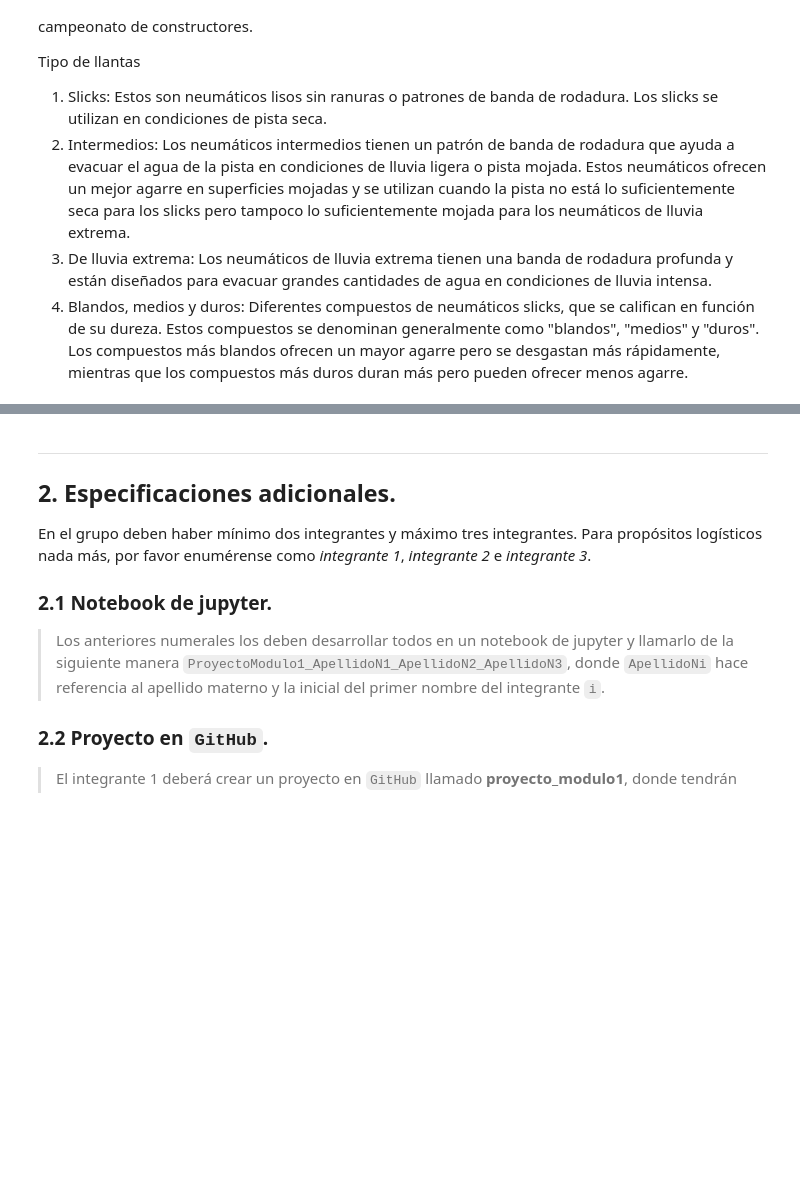
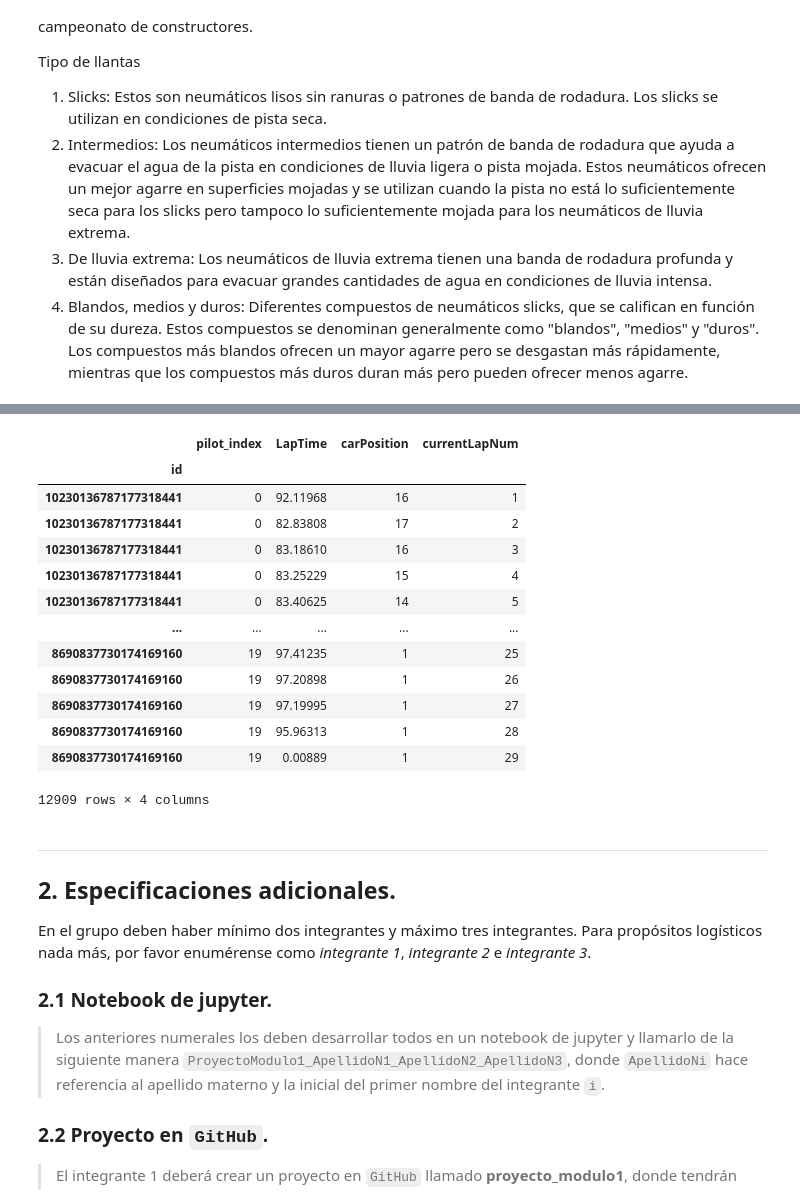
Before and after one commit to carolanb/Proyecto_modulo1, a Jupyter notebook: GuiaProyectoActual.ipynb, the cells around one changed output, grey strips where cells are left out. Drawn from its saved outputs; the diff is of its cells as text; code cells hidden in the pictures; blank space fills up the shorter version.

Commit message:
tablas con id, el excel de session_data es el bueno el otro tenía problemas para guardar

```diff
--- a/GuiaProyectoActual.ipynb
+++ b/GuiaProyectoActual.ipynb
@@ -188,3 +219,24 @@ d_trk_temp
+# %%
+racetdata= pd.read_excel("participant_racet.xlsx", sheet_name='RaceTimeData')
+rt = pd.DataFrame(racetdata)
+rt.set_index('id', inplace=True)
+rt = rt.drop(["Source.Name", "frameIdentifierStart","frameIdentifierStop","sector1TimeInMS","sector2TimeInMS","sector3TimeInMS"], axis=1)
+rt
+# %% [output]
+|  | pilot_index | LapTime | carPosition | currentLapNum |
+| id |  |  |  |  |
+| 10230136787177318441 | 0 | 92.11968 | 16 | 1 |
+| 10230136787177318441 | 0 | 82.83808 | 17 | 2 |
+| 10230136787177318441 | 0 | 83.18610 | 16 | 3 |
+| 10230136787177318441 | 0 | 83.25229 | 15 | 4 |
+| 10230136787177318441 | 0 | 83.40625 | 14 | 5 |
+| ... | ... | ... | ... | ... |
+| 8690837730174169160 | 19 | 97.41235 | 1 | 25 |
+| 8690837730174169160 | 19 | 97.20898 | 1 | 26 |
+| 8690837730174169160 | 19 | 97.19995 | 1 | 27 |
+| 8690837730174169160 | 19 | 95.96313 | 1 | 28 |
+| 8690837730174169160 | 19 | 0.00889 | 1 | 29 |
+12909 rows × 4 columns
 # %% [markdown]
 ___
 ## 2. Especificaciones adicionales.
```
Also changed, not shown: parts of 4 cells of this notebook, 2 other files.
